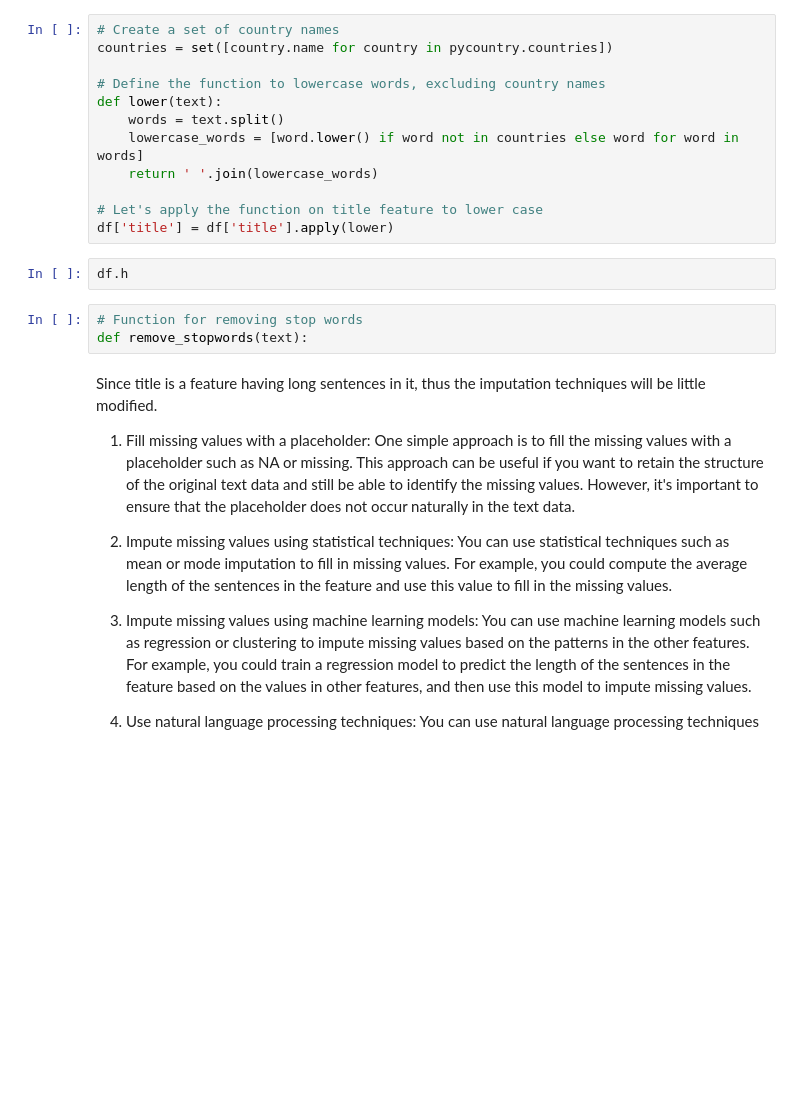
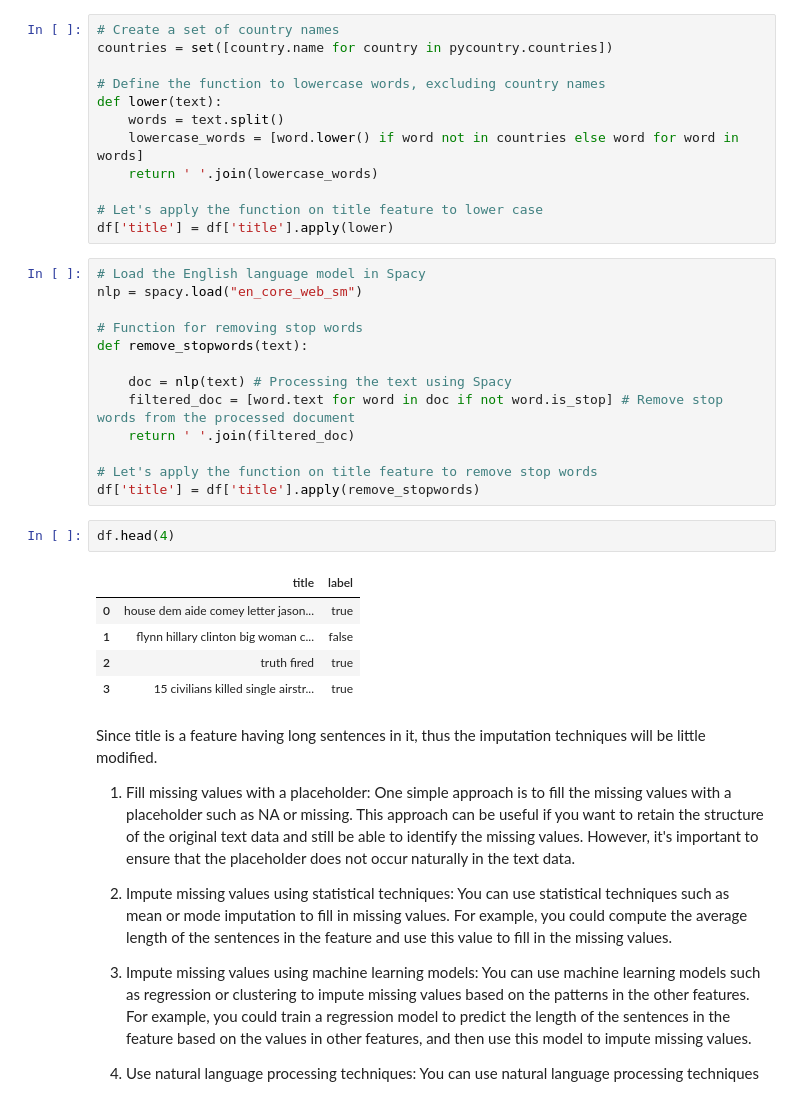
Before and after one commit to yuvraaj2002/Deep-learning-projects, a Jupyter notebook: Fake_news_detection/News_code.ipynb, the cells around one changed output. Cells and saved outputs as stored; diff of their text form; blank space fills up the shorter version.

Commit message:
Removed stopwords using spacy library

```diff
--- a/Fake_news_detection/News_code.ipynb
+++ b/Fake_news_detection/News_code.ipynb
@@ -162,11 +162,27 @@ def lower(text):
 
 # Let's apply the function on title feature to lower case
 df['title'] = df['title'].apply(lower)
-# %%
-df.h
 # %%
+# Load the English language model in Spacy
+nlp = spacy.load("en_core_web_sm")
+
 # Function for removing stop words
 def remove_stopwords(text):
+
+    doc = nlp(text) # Processing the text using Spacy
+    filtered_doc = [word.text for word in doc if not word.is_stop] # Remove stop words from the processed document
+    return ' '.join(filtered_doc)
+
+# Let's apply the function on title feature to remove stop words
+df['title'] = df['title'].apply(remove_stopwords)
+# %%
+df.head(4)
+# %% [output]
+|  | title | label |
+| 0 | house dem aide comey letter jason... | true |
+| 1 | flynn hillary clinton big woman c... | false |
+| 2 | truth fired | true |
+| 3 | 15 civilians killed single airstr... | true |
 # %% [markdown]
 Since title is a feature having long sentences in it, thus the imputation techniques will be little modified.
 
```
